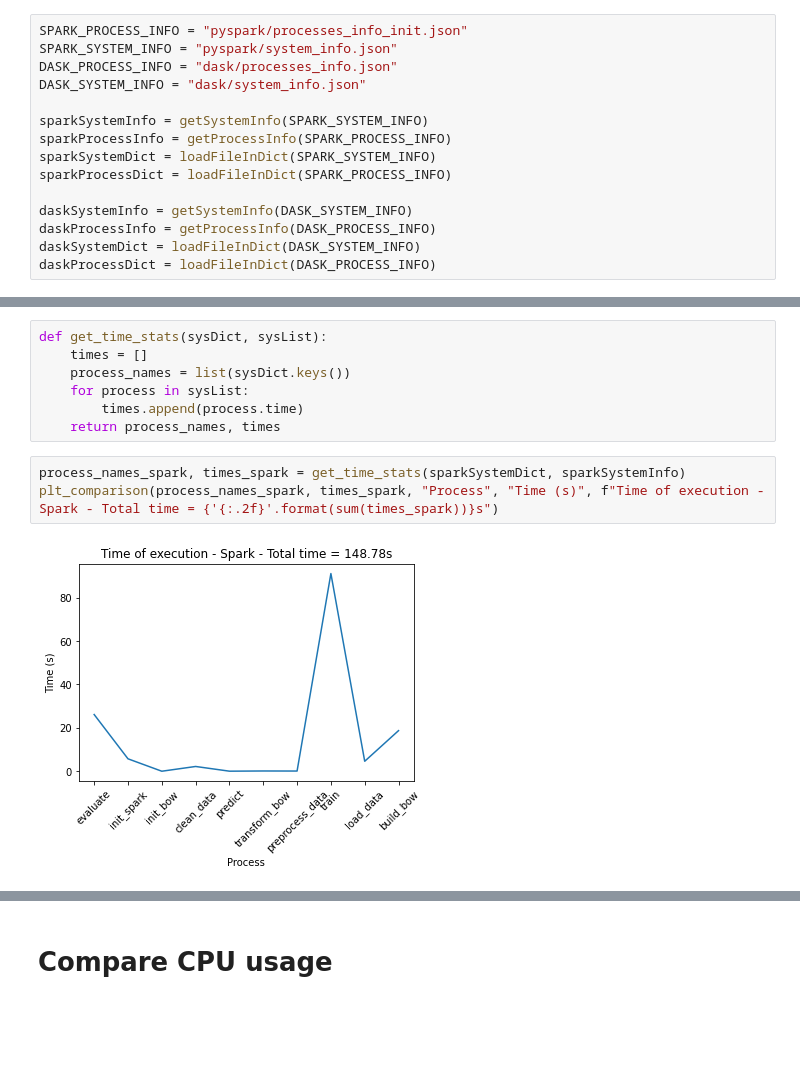
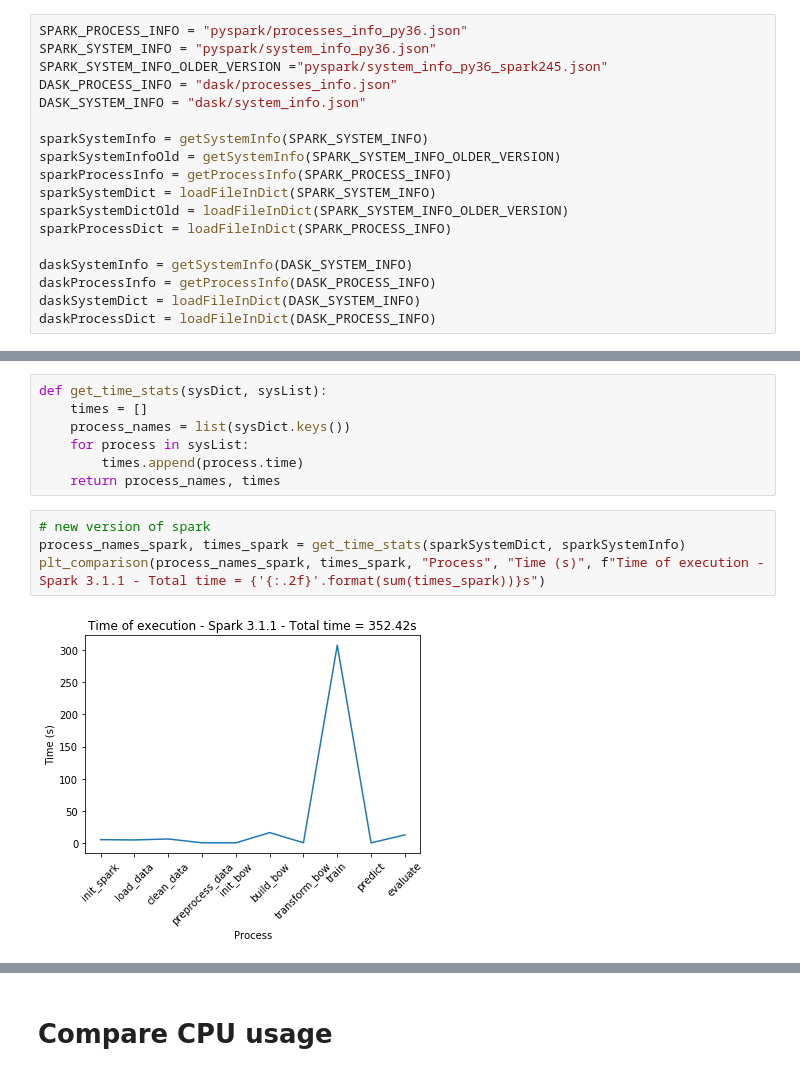
Before and after one commit to mohanadarafe/StackOverflow-Quality-Predictor, a Jupyter notebook: analysis.ipynb, the cells around one changed output, grey strips where cells are left out. Drawn from its saved outputs; the diff is of its cells as text; blank space fills up the shorter version.

```diff
--- a/analysis.ipynb
+++ b/analysis.ipynb
@@ -49,14 +49,17 @@ def plt_comparison(x, y, xlabel, ylabel, title):
     plt.xlabel(xlabel)
     plt.title(title)
 # %%
-SPARK_PROCESS_INFO = "pyspark/processes_info_init.json"
-SPARK_SYSTEM_INFO = "pyspark/system_info.json"
+SPARK_PROCESS_INFO = "pyspark/processes_info_py36.json"
+SPARK_SYSTEM_INFO = "pyspark/system_info_py36.json"
+SPARK_SYSTEM_INFO_OLDER_VERSION ="pyspark/system_info_py36_spark245.json"
 DASK_PROCESS_INFO = "dask/processes_info.json"
 DASK_SYSTEM_INFO = "dask/system_info.json"
 
 sparkSystemInfo = getSystemInfo(SPARK_SYSTEM_INFO)
+sparkSystemInfoOld = getSystemInfo(SPARK_SYSTEM_INFO_OLDER_VERSION)
 sparkProcessInfo = getProcessInfo(SPARK_PROCESS_INFO)
 sparkSystemDict = loadFileInDict(SPARK_SYSTEM_INFO)
+sparkSystemDictOld = loadFileInDict(SPARK_SYSTEM_INFO_OLDER_VERSION)
 sparkProcessDict = loadFileInDict(SPARK_PROCESS_INFO)
 
 daskSystemInfo = getSystemInfo(DASK_SYSTEM_INFO)
@@ -73,7 +76,8 @@ def get_time_stats(sysDict, sysList):
         times.append(process.time)
     return process_names, times
 # %%
+# new version of spark
 process_names_spark, times_spark = get_time_stats(sparkSystemDict, sparkSystemInfo)
-plt_comparison(process_names_spark, times_spark, "Process", "Time (s)", f"Time of execution - Spark - Total time = {'{:.2f}'.format(sum(times_spark))}s")
+plt_comparison(process_names_spark, times_spark, "Process", "Time (s)", f"Time of execution - Spark 3.1.1 - Total time = {'{:.2f}'.format(sum(times_spark))}s")
 # %% [output]
-[figure, old version]
+[figure, new version]
```
Also changed, not shown: parts of 6 cells of this notebook, 13 other files.
